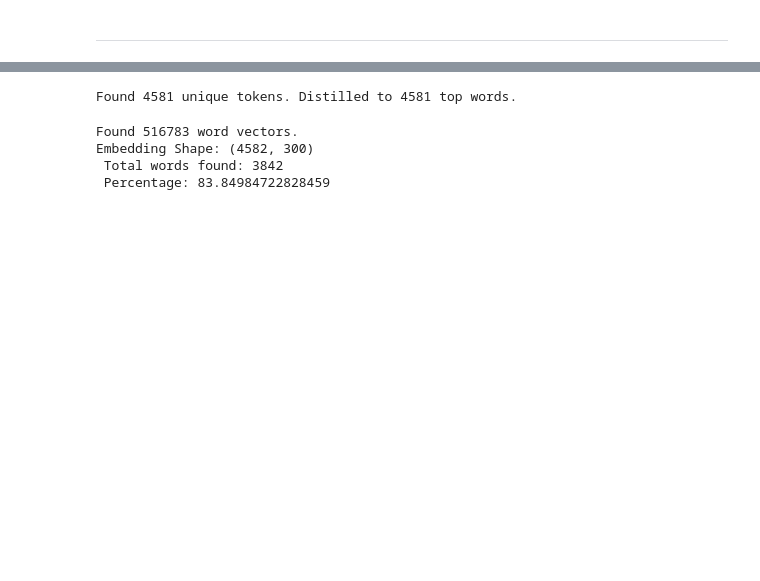
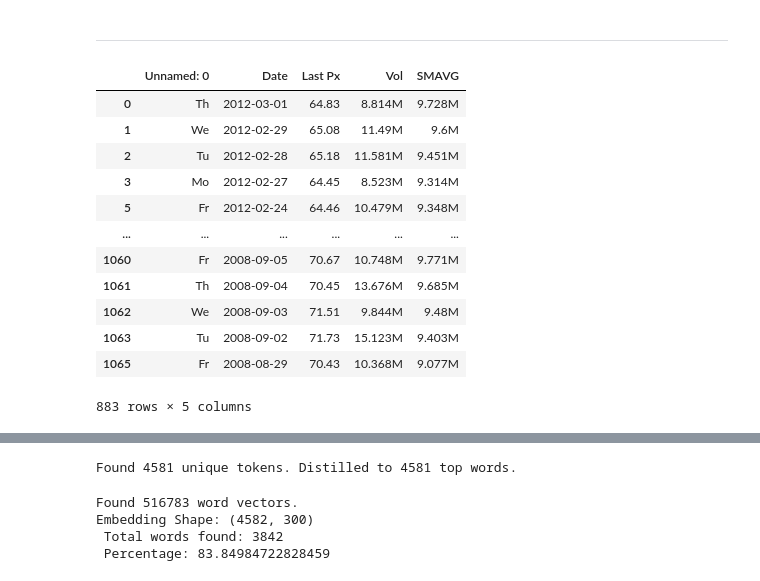
Before and after one commit to HenryDorsey/EaddyProject, a Jupyter notebook: eaddy_io.ipynb, the cells around one changed output, grey strips where cells are left out. Cells and saved outputs as stored; diff of their text form; code cells hidden in the pictures; blank space fills up the shorter version.

```diff
--- a/eaddy_io.ipynb
+++ b/eaddy_io.ipynb
@@ -625,0 +740,16 @@ min(df['created_at'])
+# %%
+daily
+# %% [output]
+|  | Unnamed: 0 | Date | Last Px | Vol | SMAVG |
+| 0 | Th | 2012-03-01 | 64.83 | 8.814M | 9.728M |
+| 1 | We | 2012-02-29 | 65.08 | 11.49M | 9.6M |
+| 2 | Tu | 2012-02-28 | 65.18 | 11.581M | 9.451M |
+| 3 | Mo | 2012-02-27 | 64.45 | 8.523M | 9.314M |
+| 5 | Fr | 2012-02-24 | 64.46 | 10.479M | 9.348M |
+| ... | ... | ... | ... | ... | ... |
+| 1060 | Fr | 2008-09-05 | 70.67 | 10.748M | 9.771M |
+| 1061 | Th | 2008-09-04 | 70.45 | 13.676M | 9.685M |
+| 1062 | We | 2008-09-03 | 71.51 | 9.844M | 9.48M |
+| 1063 | Tu | 2008-09-02 | 71.73 | 15.123M | 9.403M |
+| 1065 | Fr | 2008-08-29 | 70.43 | 10.368M | 9.077M |
+883 rows × 5 columns
```
Also changed, not shown: parts of 37 cells of this notebook, 5 other files.
